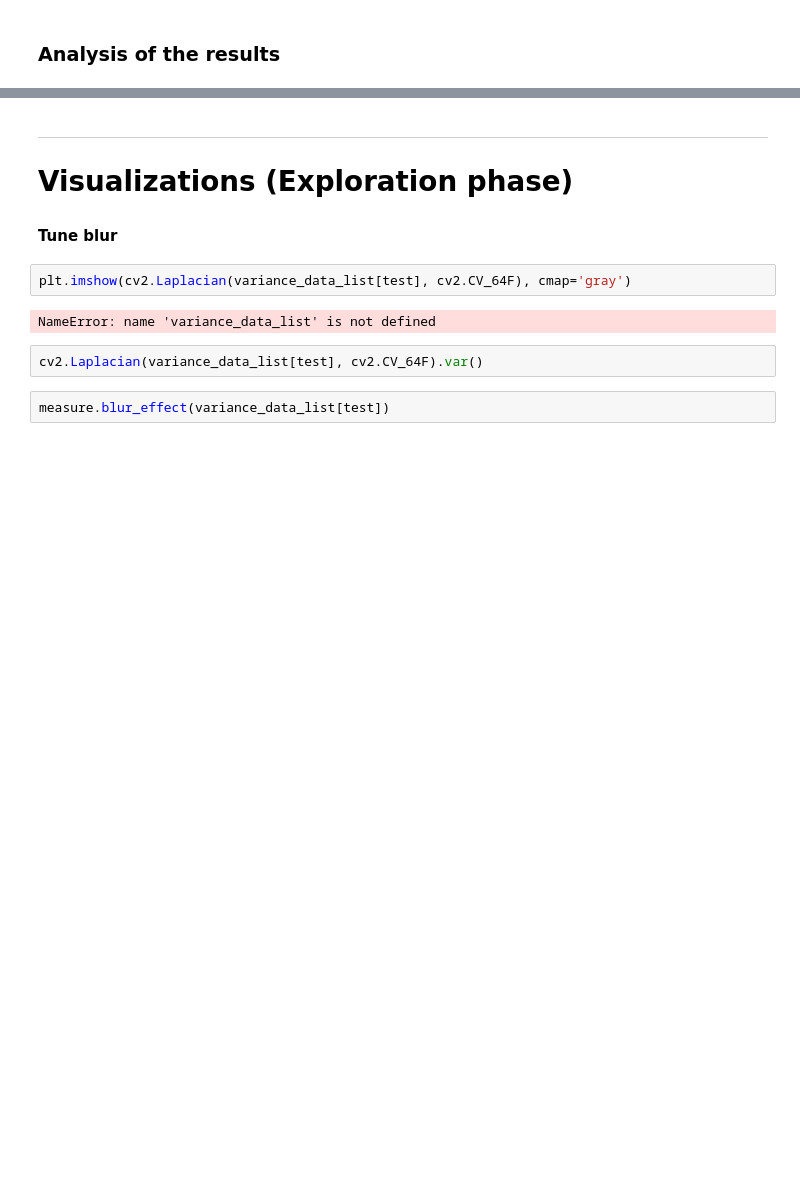
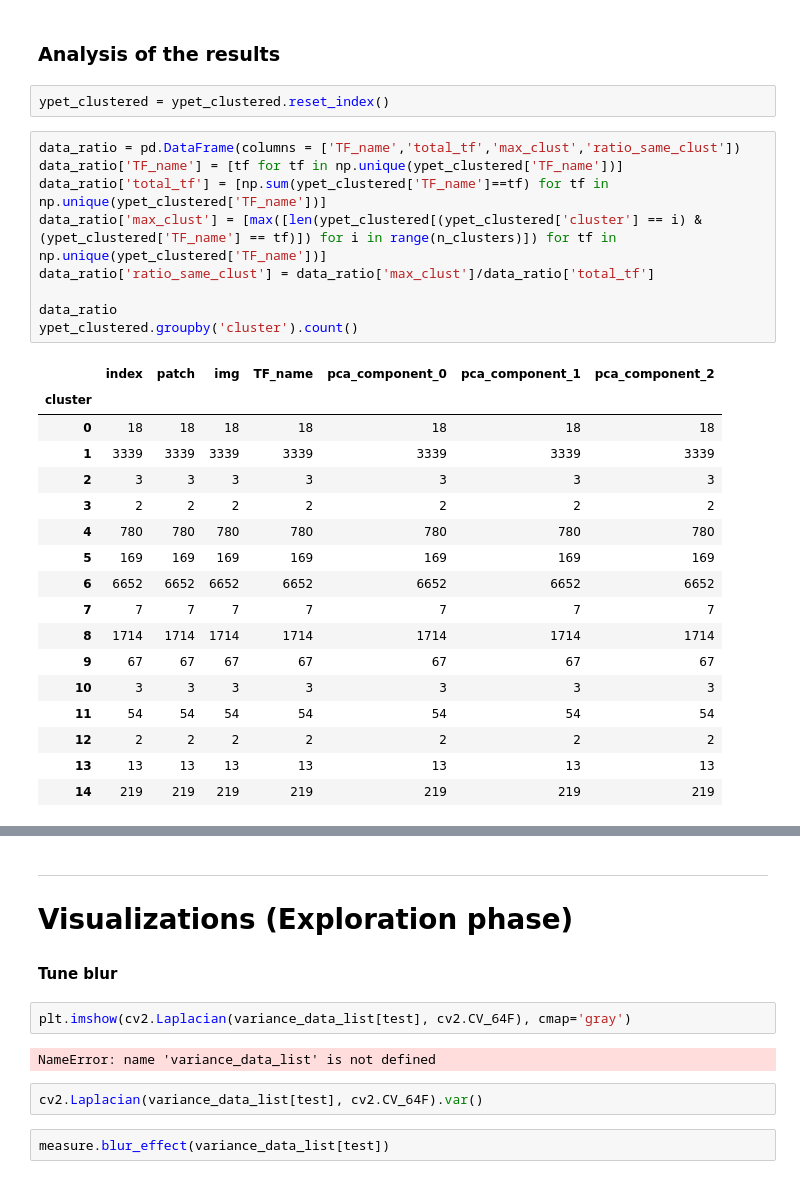
Before and after one commit to CS-433/ml-project-2-transcripted_cherry, a Jupyter notebook: Jupyter notebooks/Task_2.ipynb, the cells around one changed output, grey strips where cells are left out. Cells and saved outputs as stored; diff of their text form; blank space fills up the shorter version.

```diff
--- a/Jupyter notebooks/Task_2.ipynb
+++ b/Jupyter notebooks/Task_2.ipynb
@@ -213,2 +217,31 @@ plt.scatter(ypet_cluster.iloc[:,0], ypet_cluster.iloc[:,1], c=kmean.labels_, alp
 # %% [markdown]
 ### Analysis of the results
+# %%
+ypet_clustered = ypet_clustered.reset_index()
+# %%
+data_ratio = pd.DataFrame(columns = ['TF_name','total_tf','max_clust','ratio_same_clust'])
+data_ratio['TF_name'] = [tf for tf in np.unique(ypet_clustered['TF_name'])]
+data_ratio['total_tf'] = [np.sum(ypet_clustered['TF_name']==tf) for tf in np.unique(ypet_clustered['TF_name'])]
+data_ratio['max_clust'] = [max([len(ypet_clustered[(ypet_clustered['cluster'] == i) & (ypet_clustered['TF_name'] == tf)]) for i in range(n_clusters)]) for tf in np.unique(ypet_clustered['TF_name'])]
+data_ratio['ratio_same_clust'] = data_ratio['max_clust']/data_ratio['total_tf']
+
+data_ratio
+ypet_clustered.groupby('cluster').count()
+# %% [output]
+|  | index | patch | img | TF_name | pca_component_0 | pca_component_1 | pca_component_2 |
+| cluster |  |  |  |  |  |  |  |
+| 0 | 18 | 18 | 18 | 18 | 18 | 18 | 18 |
+| 1 | 3339 | 3339 | 3339 | 3339 | 3339 | 3339 | 3339 |
+| 2 | 3 | 3 | 3 | 3 | 3 | 3 | 3 |
+| 3 | 2 | 2 | 2 | 2 | 2 | 2 | 2 |
+| 4 | 780 | 780 | 780 | 780 | 780 | 780 | 780 |
+| 5 | 169 | 169 | 169 | 169 | 169 | 169 | 169 |
+| 6 | 6652 | 6652 | 6652 | 6652 | 6652 | 6652 | 6652 |
+| 7 | 7 | 7 | 7 | 7 | 7 | 7 | 7 |
+| 8 | 1714 | 1714 | 1714 | 1714 | 1714 | 1714 | 1714 |
+| 9 | 67 | 67 | 67 | 67 | 67 | 67 | 67 |
+| 10 | 3 | 3 | 3 | 3 | 3 | 3 | 3 |
+| 11 | 54 | 54 | 54 | 54 | 54 | 54 | 54 |
+| 12 | 2 | 2 | 2 | 2 | 2 | 2 | 2 |
+| 13 | 13 | 13 | 13 | 13 | 13 | 13 | 13 |
+| 14 | 219 | 219 | 219 | 219 | 219 | 219 | 219 |
```
Also changed, not shown: parts of 15 cells of this notebook, 1 other file.
